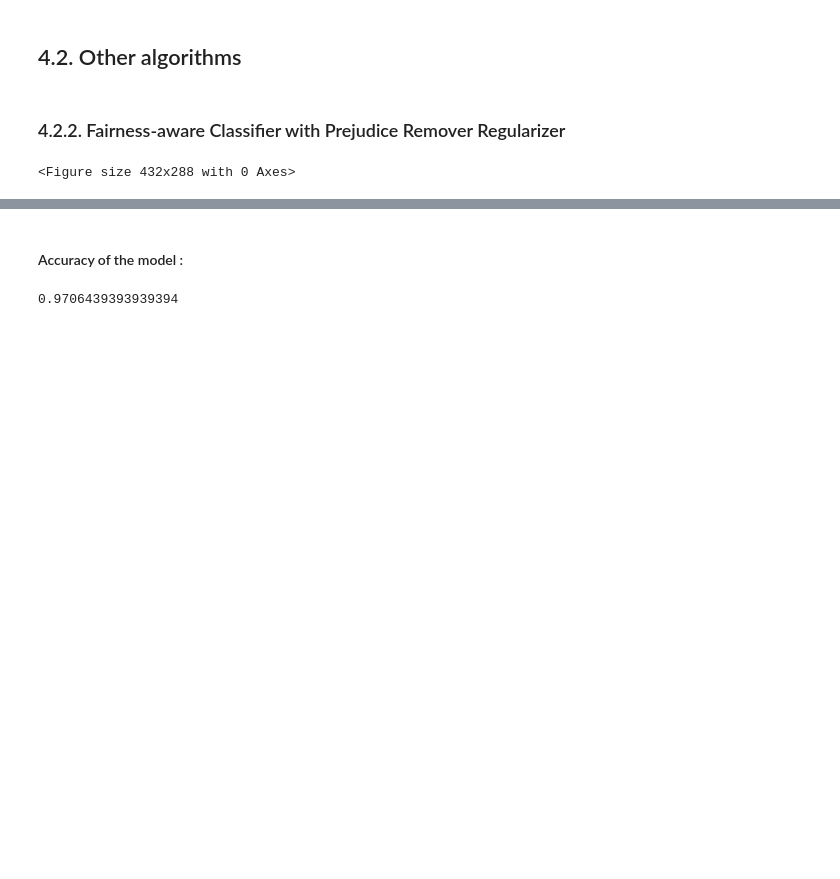
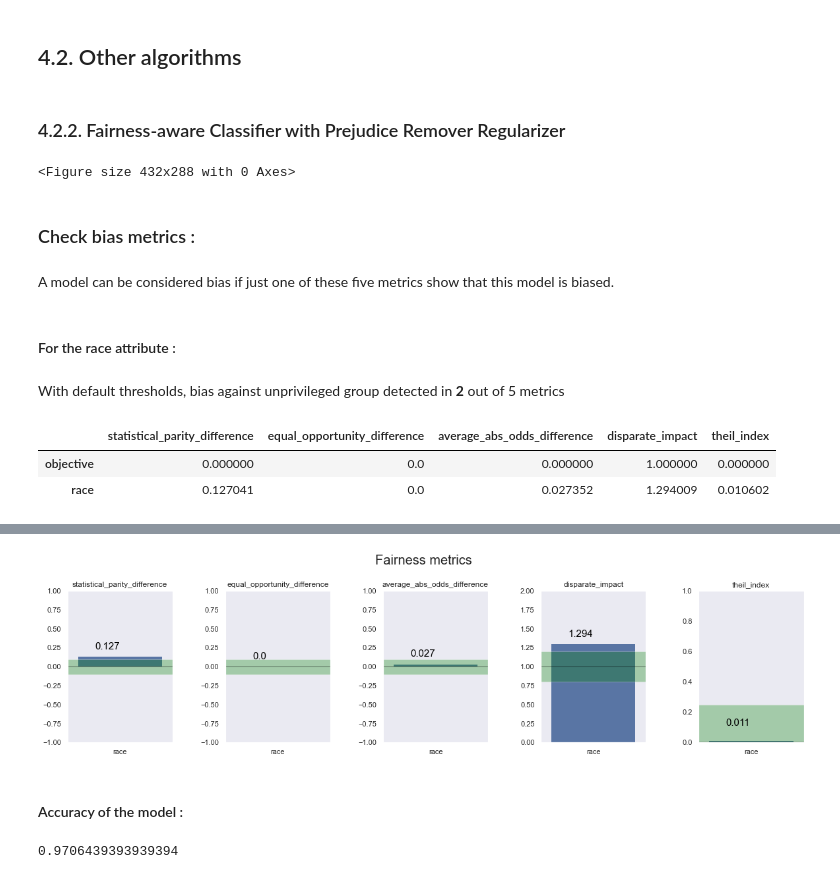
Before and after one commit to TZstatsADS/Fall2021-Project4-group2, a Jupyter notebook: doc/A5.ipynb, the cells around one changed output, grey strips where cells are left out. Saved outputs shown, nothing was run; the diff lists cells and outputs as text; code cells hidden in the pictures; blank space fills up the shorter version.

Commit message:
New Graphs Updated

```diff
--- a/doc/A5.ipynb
+++ b/doc/A5.ipynb
@@ -413,9 +413,16 @@ t0 = time()
 debiased_model = PrejudiceRemover(sensitive_attr="race", eta = 25.0)
 debiased_model.fit(data_train)
 
-fair = get_fair_metrics_and_plot(data_test, debiased_model, plot=False, model_aif=True)
+fair = get_fair_metrics_and_plot(data_test, debiased_model, plot=True, model_aif=True)
 data_pred = debiased_model.predict(data_test)
 
 algo_metrics = add_to_df_algo_metrics(algo_metrics, debiased_model, fair, data_pred.labels, data_pred.scores, 'PrejudiceRemover')
 print('time elapsed : %.2fs'%(time()-t0))
 # %% [output]
+### Check bias metrics :
+A model can be considered bias if just one of these five metrics show that this model is biased.
+#### For the race attribute :
+With default thresholds, bias against unprivileged group detected in **2** out of 5 metrics
+|  | statistical_parity_difference | equal_opportunity_difference | average_abs_odds_difference | disparate_impact | theil_index |
+| objective | 0.000000 | 0.0 | 0.000000 | 1.000000 | 0.000000 |
+| race | 0.127041 | 0.0 | 0.027352 | 1.294009 | 0.010602 |
@@ -423,3 +430,4 @@ time elapsed : 13.96s
+[figure, added]
 # %%
 display(Markdown('#### Accuracy of the model :'))
 print(metrics.accuracy_score(data_test.labels, data_pred.labels))
```
Also changed, not shown: parts of 1 cell of this notebook.
